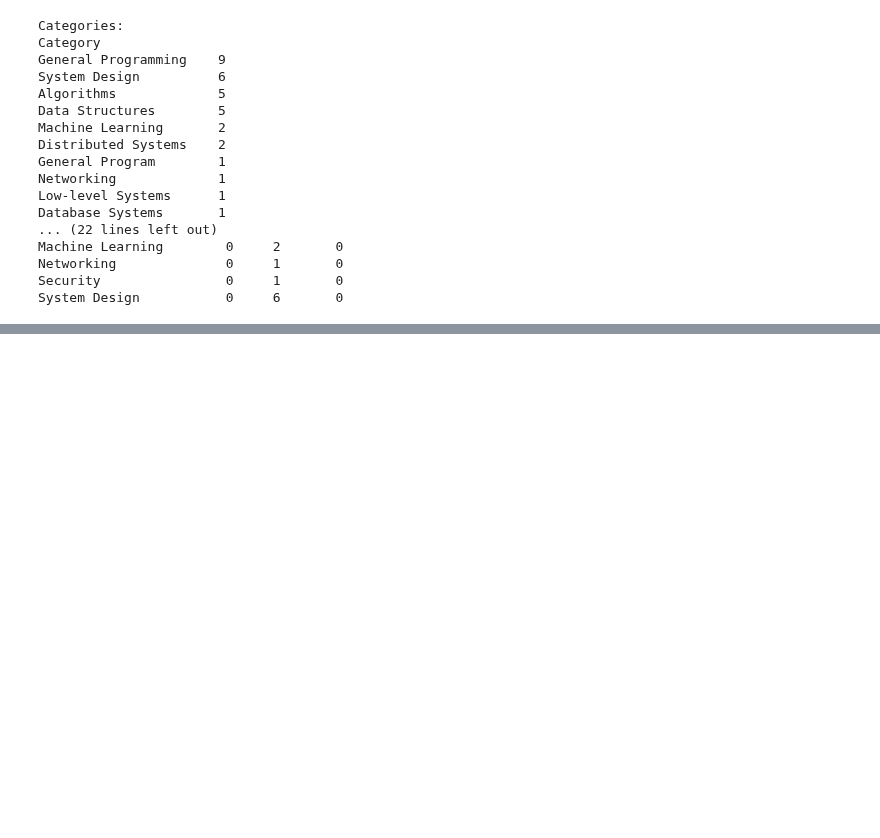
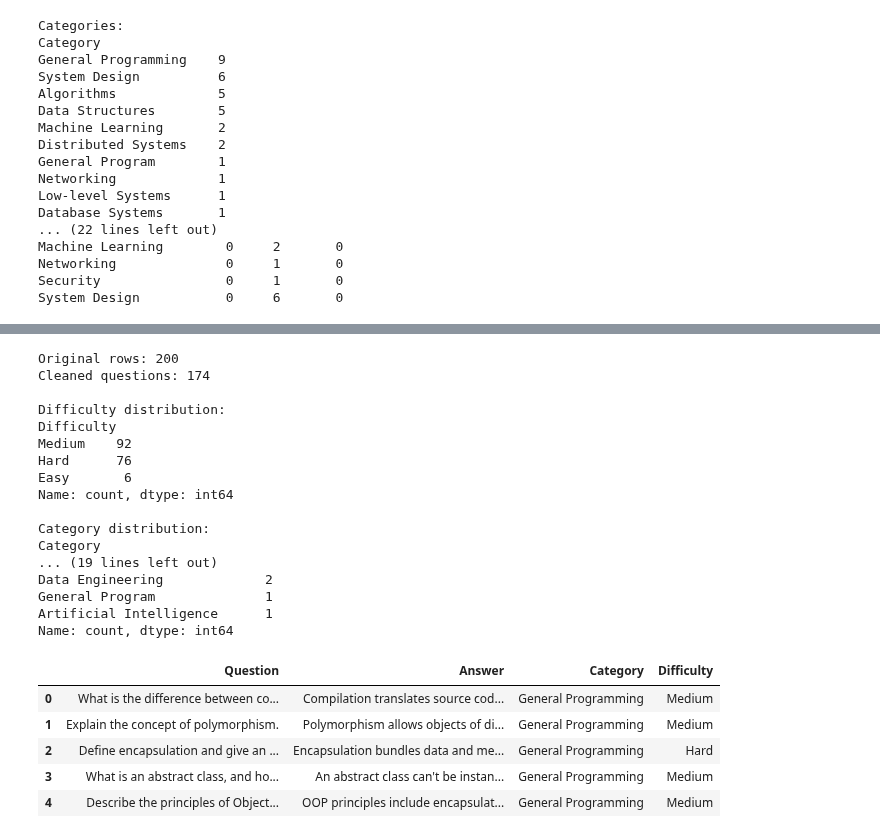
Before and after one commit to Maxowino/SemProject_MLEngine, a Jupyter notebook: V2 dataset.ipynb, the cells around one changed output, grey strips where cells are left out. Drawn from its saved outputs; the diff is of its cells as text; code cells hidden in the pictures; blank space fills up the shorter version.

```diff
--- a/V2 dataset.ipynb
+++ b/V2 dataset.ipynb
@@ -102,0 +243,70 @@ System Design           0     6       0
+# %%
+
+# Step 3: Clean the question bank
+
+import pandas as pd
+
+# Keep the columns needed by the app
+question_bank = df[
+    ["Question", "Answer", "Category", "Difficulty"]
+].copy()
+
+# Remove rows missing essential information
+question_bank = question_bank.dropna(
+    subset=["Question", "Answer", "Category", "Difficulty"]
+)
+
+# Remove extra spaces
+for col in ["Question", "Answer", "Category", "Difficulty"]:
+    question_bank[col] = question_bank[col].astype(str).str.strip()
+
+# Remove duplicate questions
+question_bank = question_bank.drop_duplicates(
+    subset=["Question"]
+)
+
+# Remove empty questions or answers
+question_bank = question_bank[
+    (question_bank["Question"] != "") &
+    (question_bank["Answer"] != "")
+]
+
+# Reset row numbering
+question_bank = question_bank.reset_index(drop=True)
+
+# Check the results
+print("Original rows:", len(df))
+print("Cleaned questions:", len(question_bank))
+
+print("\nDifficulty distribution:")
+print(question_bank["Difficulty"].value_counts())
+
+print("\nCategory distribution:")
+print(question_bank["Category"].value_counts())
+
+# Display sample questions
+display(question_bank.head())
+# %% [output]
+Original rows: 200
+Cleaned questions: 174
+
+Difficulty distribution:
+Difficulty
+Medium    92
+Hard      76
+Easy       6
+Name: count, dtype: int64
+
+Category distribution:
+Category
+... (19 lines left out)
+Data Engineering             2
+General Program              1
+Artificial Intelligence      1
+Name: count, dtype: int64
+|  | Question | Answer | Category | Difficulty |
+| 0 | What is the difference between co... | Compilation translates source cod... | General Programming | Medium |
+| 1 | Explain the concept of polymorphism. | Polymorphism allows objects of di... | General Programming | Medium |
+| 2 | Define encapsulation and give an ... | Encapsulation bundles data and me... | General Programming | Hard |
+| 3 | What is an abstract class, and ho... | An abstract class can't be instan... | General Programming | Medium |
+| 4 | Describe the principles of Object... | OOP principles include encapsulat... | General Programming | Medium |
```
Also changed, not shown: parts of 7 cells of this notebook.
